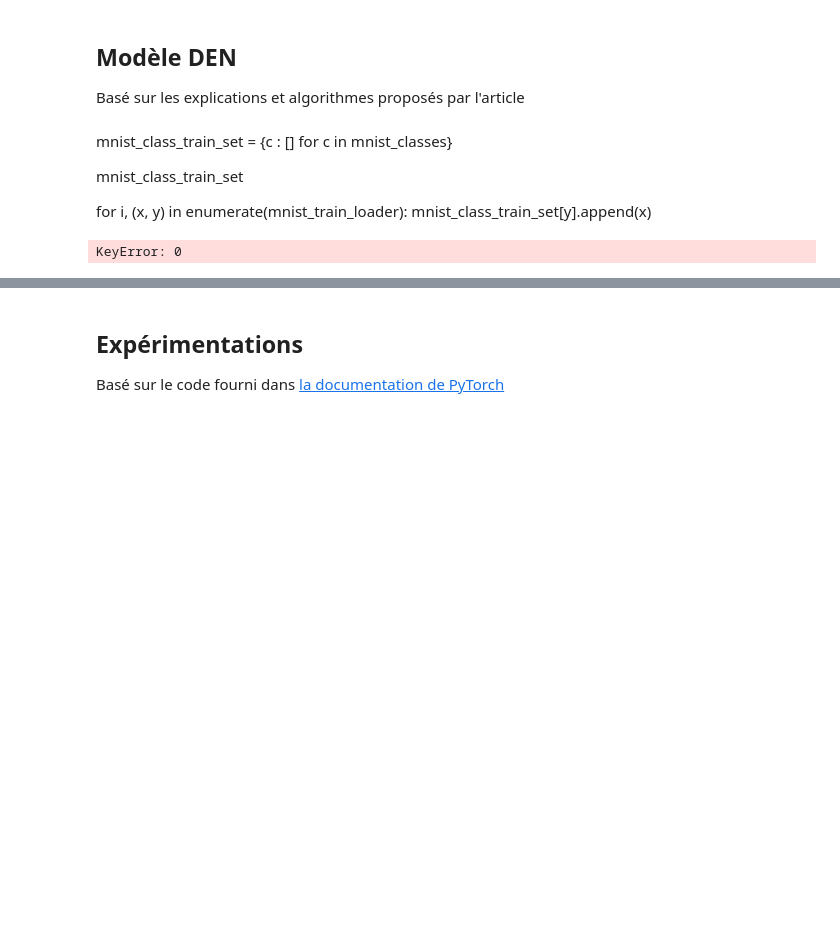
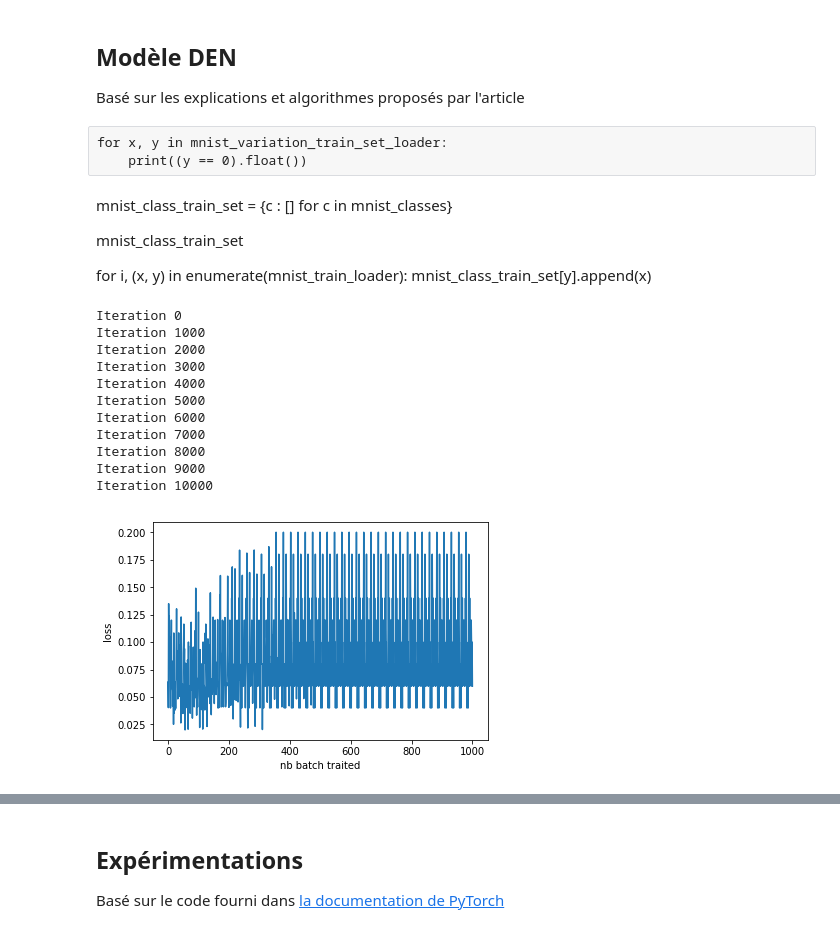
Before and after one commit to andrenasturas/5i850, a Jupyter notebook: Draft.ipynb, the cells around one changed output, grey strips where cells are left out. Drawn from its saved outputs; the diff is of its cells as text; code cells hidden in the pictures; blank space fills up the shorter version.

```diff
--- a/Draft.ipynb
+++ b/Draft.ipynb
@@ -156,7 +156,8 @@ simple_net = nn.Sequential(nn.Linear(784, 312),
                            nn.ReLU(),
                            nn.Linear(312, 128),
                            nn.ReLU(),
-                           nn.Linear(128, 10))
+                           nn.Linear(128, 1),
+                           nn.ReLU())
 # %%
 ml = nn.MSELoss()
 ite = 500
@@ -245,6 +246,9 @@ mnist_variation_train_set = torch.utils.data.TensorDataset(
     torch.from_numpy(mnist_variation_train['label'].values).float(),
 )
 mnist_variation_train_set_loader = torch.utils.data.DataLoader(mnist_variation_train_set, batch_size=50, shuffle=True)
+# %% [raw]
+for x, y in mnist_variation_train_set_loader:
+    print((y == 0).float())
 # %% [markdown]
 mnist_class_train_set = {c : [] for c in mnist_classes}
 
@@ -252,18 +256,49 @@ mnist_class_train_set
 
 for i, (x, y) in enumerate(mnist_train_loader):
     mnist_class_train_set[y].append(x)
-# %%
-from algoDEN import DEN
-
-den = DEN(simple_net, 0.5, 0.5, 0.5, 0.5, 0.5)
-
-
-#x = Variable(x.view(-1,784))
-
-#y_onehot = torch.FloatTensor(*yN.size(), 10).zero_()
-#y_onehot.scatter_(1, torch.unsqueeze(yN, 1), 1)
-#y = Variable(y_onehot)
-
-den.trainNext(Variable(, 0)
-# %% [output]
-KeyError: 0
+# %%
+simple_net = nn.Sequential(nn.Linear(784, 312),
+                           nn.ReLU(),
+                           nn.Linear(312, 128),
+                           nn.ReLU(),
+                           nn.Linear(128, 1),
+                           nn.ReLU())
+# %%
+from algoDEN import DEN
+import itertools
+
+den = DEN(simple_net)
+
+lossHisto = []
+ite = 10000
+for i,(x, y) in enumerate(itertools.cycle(mnist_variation_train_set_loader)):
+    if i > ite :
+        break
+    if i%(ite/10) == 0:
+        print("Iteration", i)
+
+    x = Variable(x)
+    y = Variable((y == 0).float())
+
+    loss = den.trainFirst(x,y)
+
+    if i%(10) == 0:
+        lossHisto.append(loss.data.mean())
+
+plt.plot(lossHisto)
+plt.ylabel('loss')
+plt.xlabel('nb batch traited')
+plt.show()
+# %% [output]
+Iteration 0
+Iteration 1000
+Iteration 2000
+Iteration 3000
+Iteration 4000
+Iteration 5000
+Iteration 6000
+Iteration 7000
+Iteration 8000
+Iteration 9000
+Iteration 10000
+[figure, added]
```
Also changed, not shown: parts of 1 cell of this notebook, 1 other file.
